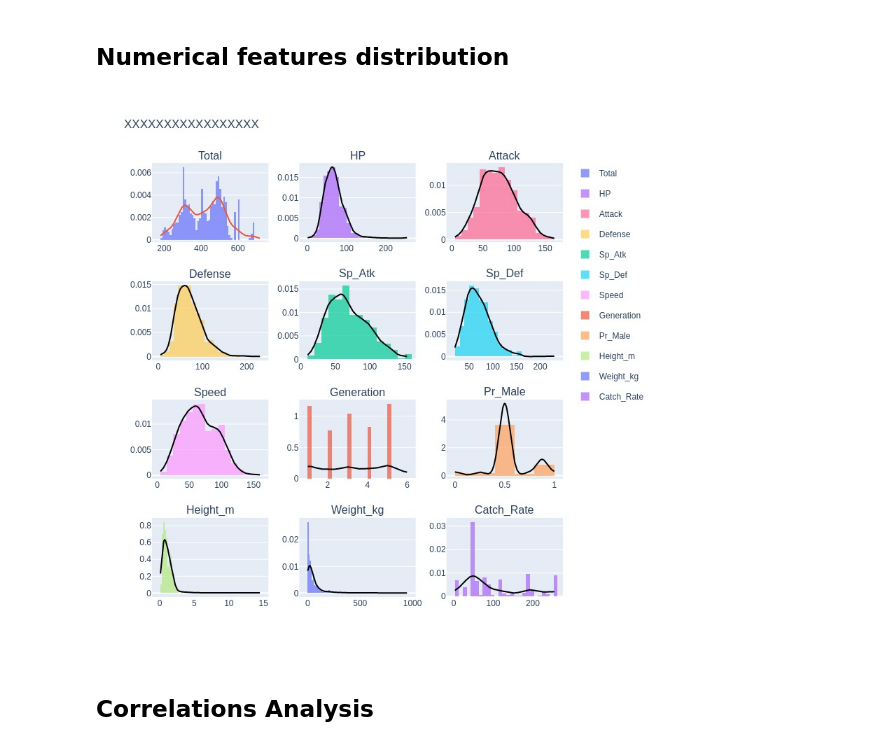
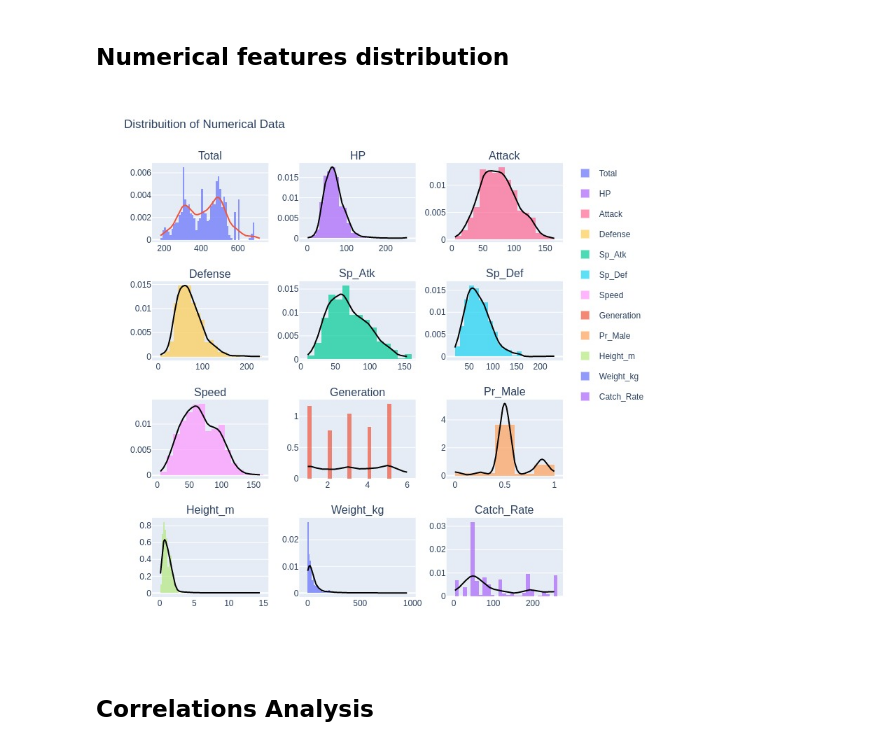
Before and after one commit to SergioSJS/data_science_portfolio, a Jupyter notebook: pokemon-data-analysing/poke_exploration.ipynb, the cells around one changed output. Cells and saved outputs as stored; diff of their text form; code cells hidden in the pictures.

```diff
--- a/pokemon-data-analysing/poke_exploration.ipynb
+++ b/pokemon-data-analysing/poke_exploration.ipynb
@@ -189,43 +208,48 @@ Image(img)
 # %% [markdown]
 ## Numerical features distribution
 # %%
+# list of numerical features
 num_feat = ['Total','HP','Attack','Defense','Sp_Atk','Sp_Def',
 'Speed','Generation','Pr_Male','Height_m','Weight_kg','Catch_Rate']
 
+# create a subplot
 sub_fig = make_subplots(rows=int(np.ceil((len(num_feat))/3)),
                         cols=3,
                         vertical_spacing=0.09,
                         horizontal_spacing=0.075,
                         subplot_titles=num_feat)
-sub_fig.update_layout(title='XXXXXXXXXXXXXXXXX', height=800, width=800)
-#sub_fig.layout['annotations'] = list()
-anno = []
+sub_fig.update_layout(title='Distribuition of Numerical Data', height=800, width=800)
 
+# for each feature
 for enu, i in enumerate(num_feat):
 
+    # calculate position
     row=int(np.ceil((enu+1)/3))
     col=(enu % 3)+1
 
+    # just a custom bin size
     if i == 'Pr_Male' or i == 'Height_m' or i == 'Generation':
         fig = ff.create_distplot(hist_data=[poke[i].dropna()],
                                  group_labels=[i],
                                  bin_size=[.2], colors=[enu])
     else:
         fig = ff.create_distplot(hist_data=[poke[i].dropna()],
                                  group_labels=[i],
                                  bin_size=[10], colors=[enu])
+    # add each data at subplot
     for mydata in fig['data']:
         sub_fig.append_trace(mydata, row, col)
 
 
 
-# To print image
+# to be viewed on github
 img_bytes = sub_fig.to_image(format="jpeg")
 Image(img_bytes)
 
+# to normal plot
 #sub_fig.show()
 # %% [output]
-[figure, old version]
+[figure, new version]
 # %% [markdown]
 ## Correlations Analysis
 # %%
```
Also changed, not shown: parts of 30 cells of this notebook, 2 other files.
